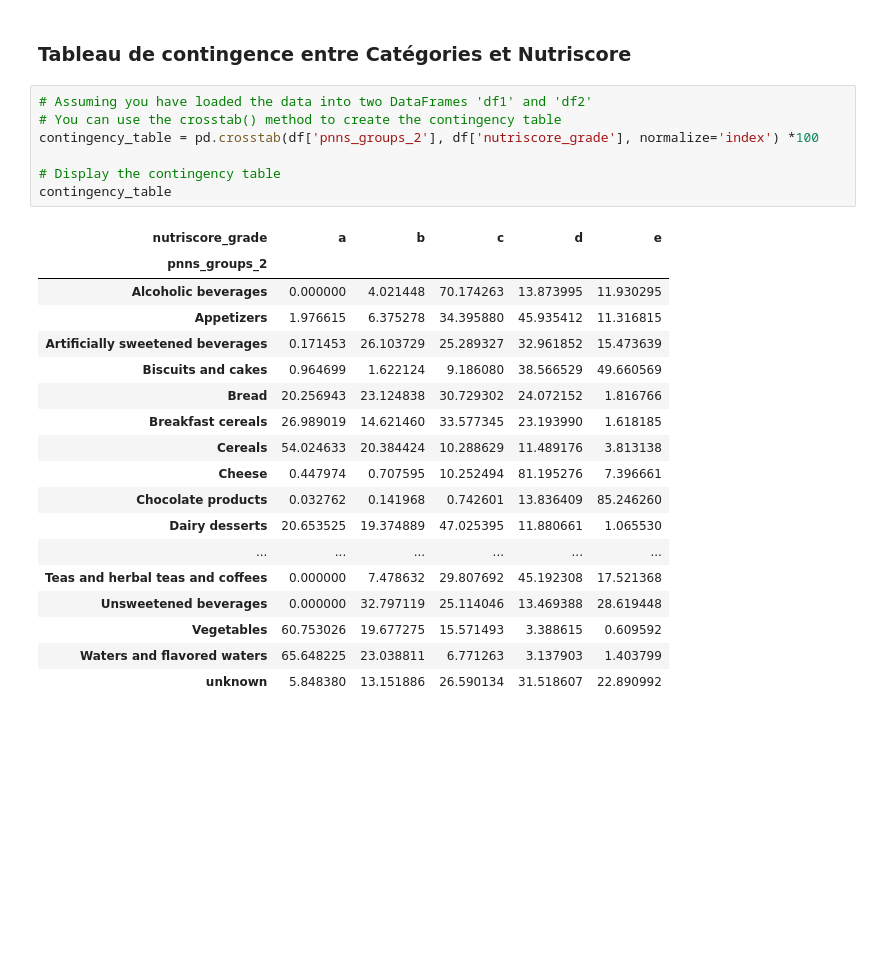
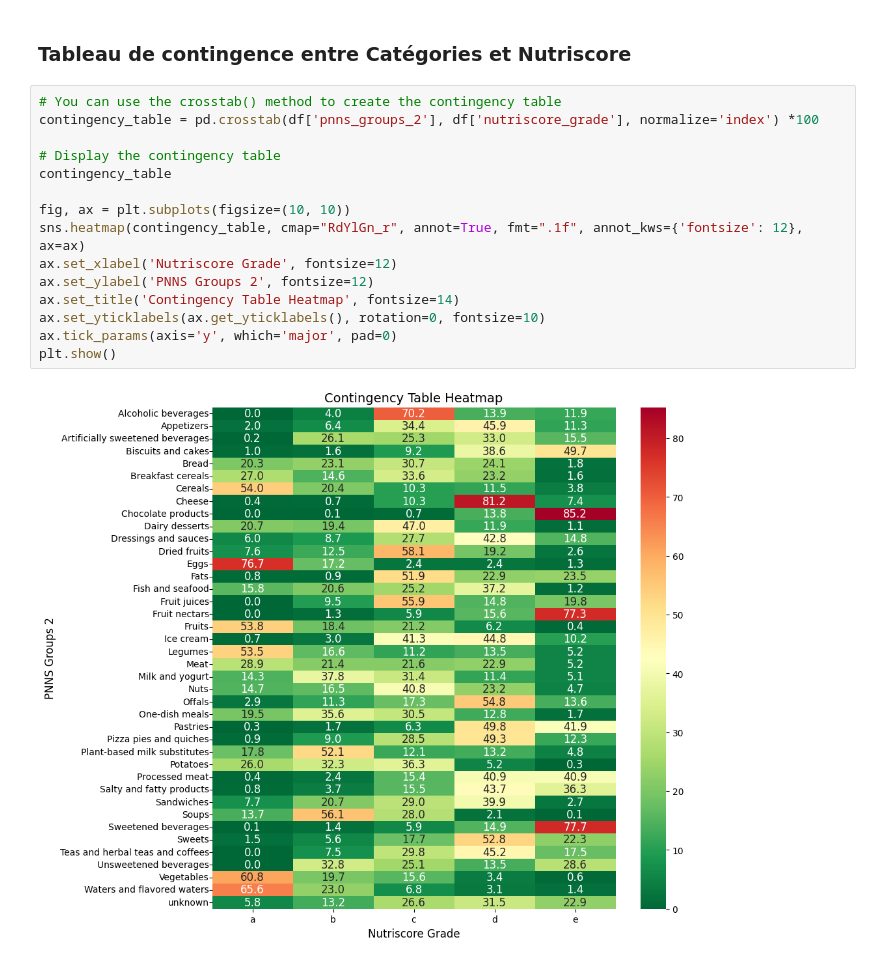
Before and after one commit to degregor69/nutriwise.io-data-analysis, a Jupyter notebook: nutriwise-io_analyse.ipynb, the cells around one changed output. Cells and saved outputs as stored; diff of their text form; blank space fills up the shorter version.

Commit message:
added heatmap + beginning of conclusion

```diff
--- a/nutriwise-io_analyse.ipynb
+++ b/nutriwise-io_analyse.ipynb
@@ -179,28 +173,19 @@ La corrélation de pearson est de 0.1440210119442618
 # %% [markdown]
 ### Tableau de contingence entre Catégories et Nutriscore
-# %%
-# Assuming you have loaded the data into two DataFrames 'df1' and 'df2'
-# You can use the crosstab() method to create the contingency table
-contingency_table = pd.crosstab(df['pnns_groups_2'], df['nutriscore_grade'], normalize='index') *100
-
-# Display the contingency table
-contingency_table
-# %% [output]
-| nutriscore_grade | a | b | c | d | e |
-| pnns_groups_2 |  |  |  |  |  |
-| Alcoholic beverages | 0.000000 | 4.021448 | 70.174263 | 13.873995 | 11.930295 |
-| Appetizers | 1.976615 | 6.375278 | 34.395880 | 45.935412 | 11.316815 |
-| Artificially sweetened beverages | 0.171453 | 26.103729 | 25.289327 | 32.961852 | 15.473639 |
-| Biscuits and cakes | 0.964699 | 1.622124 | 9.186080 | 38.566529 | 49.660569 |
-| Bread | 20.256943 | 23.124838 | 30.729302 | 24.072152 | 1.816766 |
-| Breakfast cereals | 26.989019 | 14.621460 | 33.577345 | 23.193990 | 1.618185 |
-| Cereals | 54.024633 | 20.384424 | 10.288629 | 11.489176 | 3.813138 |
-| Cheese | 0.447974 | 0.707595 | 10.252494 | 81.195276 | 7.396661 |
-| Chocolate products | 0.032762 | 0.141968 | 0.742601 | 13.836409 | 85.246260 |
-| Dairy desserts | 20.653525 | 19.374889 | 47.025395 | 11.880661 | 1.065530 |
-| ... | ... | ... | ... | ... | ... |
-| Teas and herbal teas and coffees | 0.000000 | 7.478632 | 29.807692 | 45.192308 | 17.521368 |
-| Unsweetened beverages | 0.000000 | 32.797119 | 25.114046 | 13.469388 | 28.619448 |
-| Vegetables | 60.753026 | 19.677275 | 15.571493 | 3.388615 | 0.609592 |
-| Waters and flavored waters | 65.648225 | 23.038811 | 6.771263 | 3.137903 | 1.403799 |
-| unknown | 5.848380 | 13.151886 | 26.590134 | 31.518607 | 22.890992 |
+# %%
+# You can use the crosstab() method to create the contingency table
+contingency_table = pd.crosstab(df['pnns_groups_2'], df['nutriscore_grade'], normalize='index') *100
+
+# Display the contingency table
+contingency_table
+
+fig, ax = plt.subplots(figsize=(10, 10))
+sns.heatmap(contingency_table, cmap="RdYlGn_r", annot=True, fmt=".1f", annot_kws={'fontsize': 12}, ax=ax)
+ax.set_xlabel('Nutriscore Grade', fontsize=12)
+ax.set_ylabel('PNNS Groups 2', fontsize=12)
+ax.set_title('Contingency Table Heatmap', fontsize=14)
+ax.set_yticklabels(ax.get_yticklabels(), rotation=0, fontsize=10)
+ax.tick_params(axis='y', which='major', pad=0)
+plt.show()
+# %% [output]
+[figure, added]
```
Also changed, not shown: parts of 16 cells of this notebook, 1 other file.
